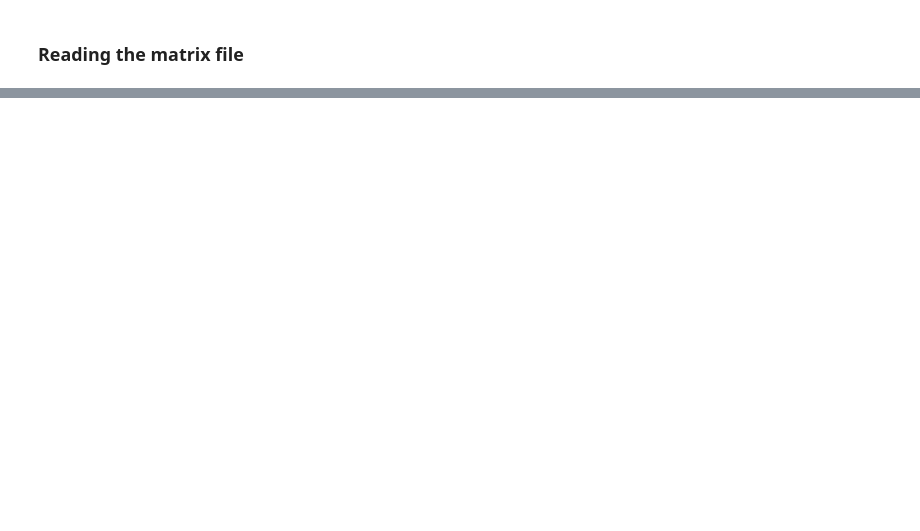
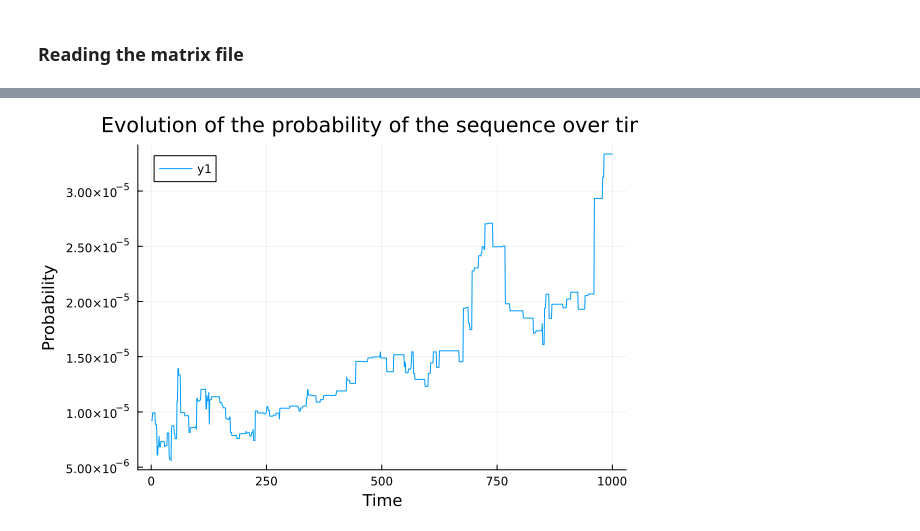
Before and after one commit to 0Marie0/pBIM, a Jupyter notebook: test_julia/test2.ipynb, the cells around one changed output, grey strips where cells are left out. Drawn from its saved outputs; the diff is of its cells as text; code cells hidden in the pictures; blank space fills up the shorter version.

Commit message:
adding metropolis + algo

```diff
--- a/test_julia/test2.ipynb
+++ b/test_julia/test2.ipynb
@@ -740,0 +781,3 @@ P(a) proportionnel a exp()
+# %%
+probas=probability_each_structure(all_ctc_maps, seq, ttl_energy)
+println(probas[target_number])
@@ -740,0 +832,3 @@ P(a) proportionnel a exp()
+# %%
+mut=mutation(seq)
+seq_metropolis = metropolis(mut, seq, target_number, all_ctc_maps, 10)
@@ -740,0 +854,31 @@ P(a) proportionnel a exp()
+# %%
+function algo(seq, target_number, all_ctc_maps, epochs=100)
+    actual_seq=copy(seq)
+    mut_last_iter=false
+
+    epochs=epochs
+    p_struct_time_t=[]
+    ttl_energy=total_energy(all_ctc_maps,actual_seq)
+    probas=probability_each_structure(all_ctc_maps, actual_seq, ttl_energy)
+
+    for i in 1:epochs
+        if i%100==0
+            println("eopch number $i")
+        end
+        if mut_last_iter
+            ttl_energy=total_energy(all_ctc_maps,actual_seq)
+            probas=probability_each_structure(all_ctc_maps, actual_seq, ttl_energy)
+        end
+        push!(p_struct_time_t, probas[target_number])
+
+        mut=mutation(actual_seq)
+        seq_metropolis = metropolis(mut, actual_seq, target_number, all_ctc_maps, 10)
+        if (seq_metropolis!=actual_seq)
+            mut_last_iter=true
+            actual_seq=seq_metropolis
+        else
+            mut_last_iter=false
+        end
+    end
+    return actual_seq, p_struct_time_t
+end
@@ -740,0 +887,2 @@ P(a) proportionnel a exp()
+# %%
+final_seq, p_struct_time_t = algo(seq, target_number, all_ctc_maps, 1000)
@@ -740,0 +901,8 @@ P(a) proportionnel a exp()
+# %%
+using Plots
+
+t = 1:length(p_struct_time_t)
+
+plot(t, p_struct_time_t, xlabel="Time", ylabel="Probability", title="Evolution of the probability of the sequence over time")
+# %% [output]
+[figure, added]
```
Also changed, not shown: parts of 13 cells of this notebook, 1 other file.
